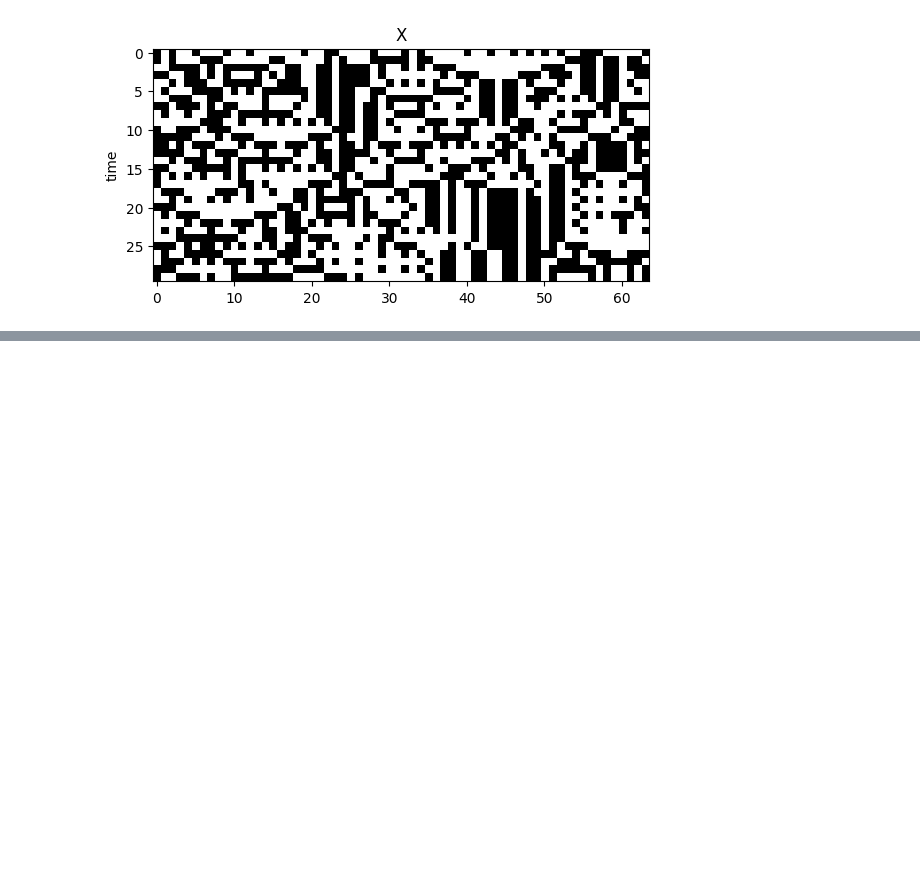
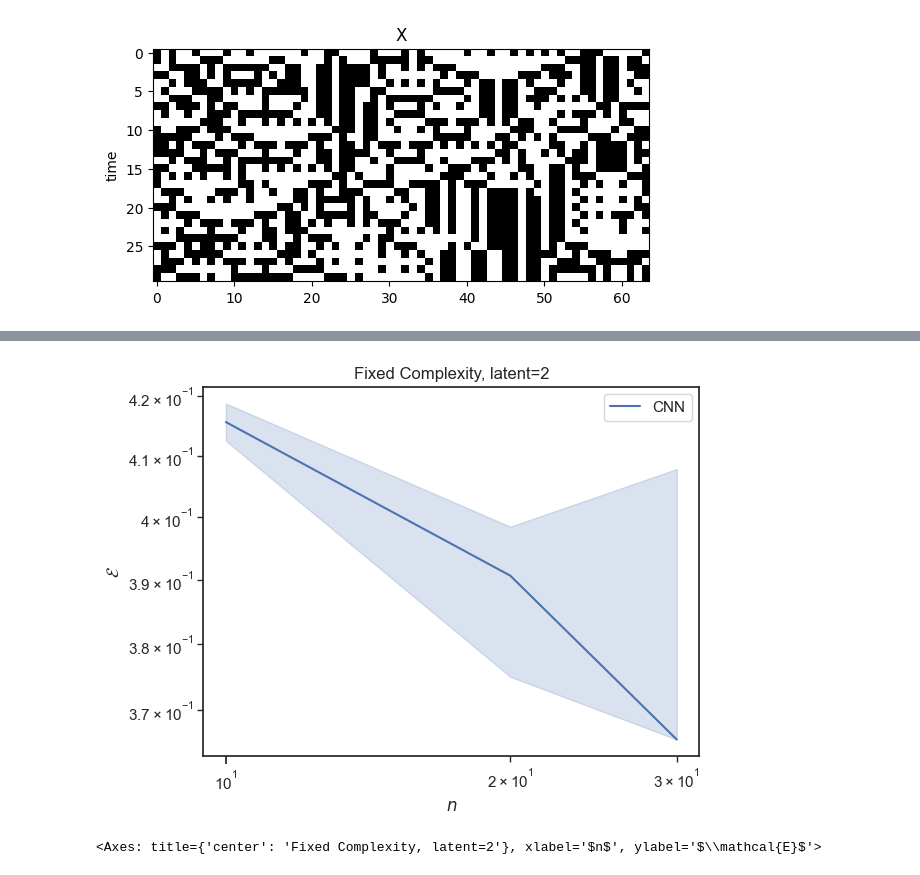
Before and after one commit to DynaDojo/dynadojo, a Jupyter notebook: demos/fc_cnn_ca_demo.ipynb, the cells around one changed output, grey strips where cells are left out. Cells and saved outputs as stored; diff of their text form; code cells hidden in the pictures; blank space fills up the shorter version.

Commit message:
Error: unexpected argument reps, Add from dynadjo.systems.ca import CASystem, Delete reps=3, add trials = 3 after system_cls

```diff
--- a/demos/fc_cnn_ca_demo.ipynb
+++ b/demos/fc_cnn_ca_demo.ipynb
@@ -19,8 +19,9 @@ plot([x], labels=["X"])
 # %%
 from dynadojo.challenges import FixedComplexity
 from dynadojo.baselines.cnn import CNN
+from dynadojso.systems.ca import CASystem
 
-challenge = FixedComplexity(l=2, e=64, t=10, N=[10, 20, 30], reps=3, system_cls=CASystem, test_examples=1, test_timesteps=5)
+challenge = FixedComplexity(l=2, e=64, t=10, N=[10, 20, 30], system_cls=CASystem, trials =3, test_examples=1, test_timesteps=5)
 data = challenge.evaluate(algo_cls=CNN)
 challenge.plot(data)
 # %% [output]
@@ -27,0 +29,2 @@ TypeError: FixedComplexity.__init__() got an unexpected keyword argument 'reps'
+[figure, added]
+<Axes: title={'center': 'Fixed Complexity, latent=2'}, xlabel='$n$', ylabel='$\\mathcal{E}$'>
```
Also changed, not shown: parts of 1 cell of this notebook.
